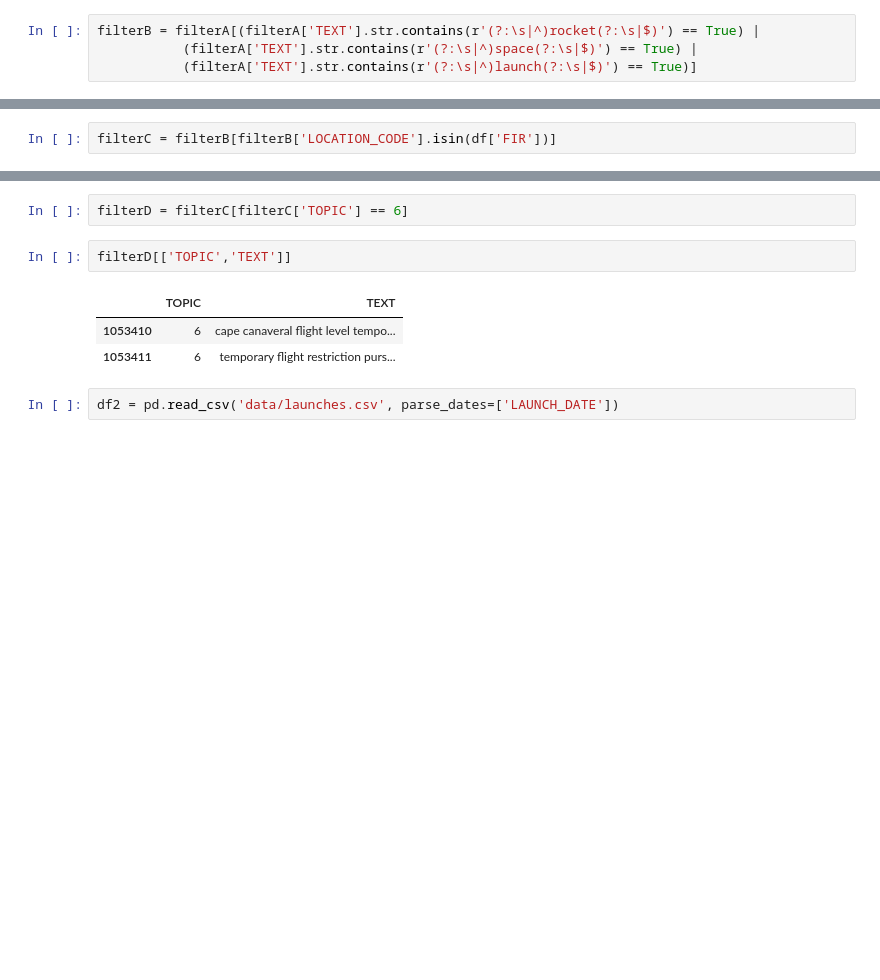
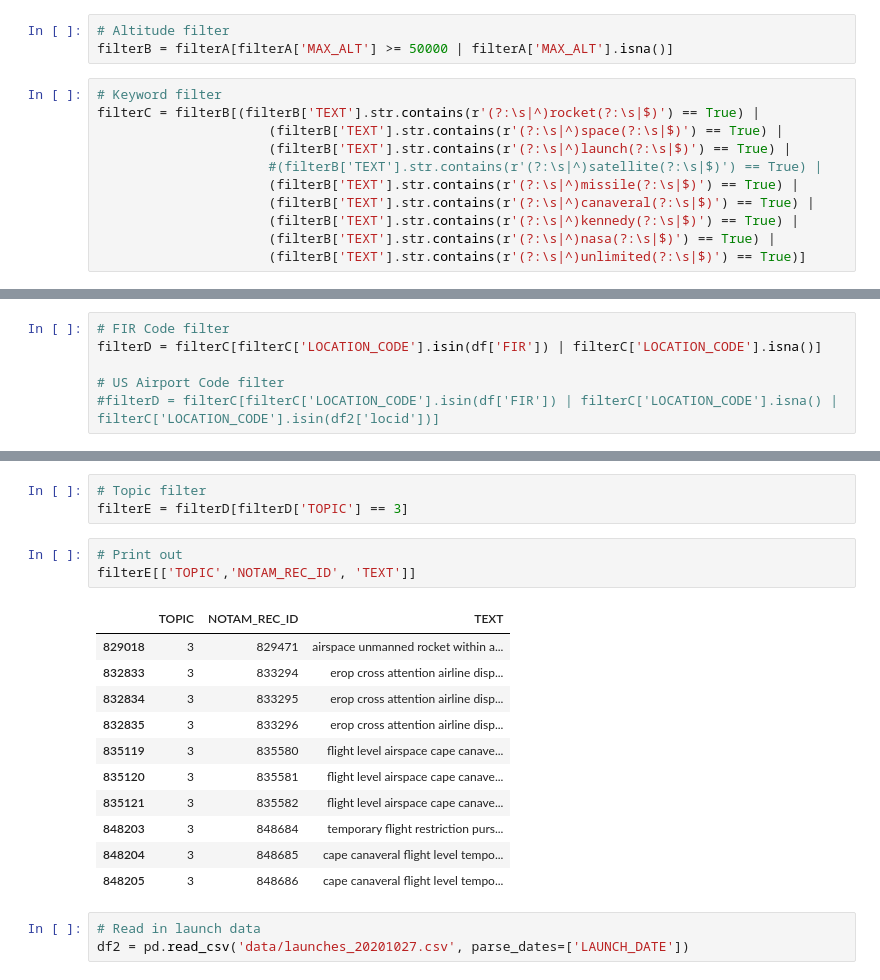
Before and after one commit to DAEN-Team-1/Final, a Jupyter notebook: DateFiltering.ipynb, the cells around one changed output, grey strips where cells are left out. Saved outputs shown, nothing was run; the diff lists cells and outputs as text; blank space fills up the shorter version.

```diff
--- a/DateFiltering.ipynb
+++ b/DateFiltering.ipynb
@@ -98,5 +69,15 @@ filterA
+# %%
+# Altitude filter
+filterB = filterA[filterA['MAX_ALT'] >= 50000 | filterA['MAX_ALT'].isna()]
 # %%
-filterB = filterA[(filterA['TEXT'].str.contains(r'(?:\s|^)rocket(?:\s|$)') == True) |
-           (filterA['TEXT'].str.contains(r'(?:\s|^)space(?:\s|$)') == True) |
-           (filterA['TEXT'].str.contains(r'(?:\s|^)launch(?:\s|$)') == True)]
+# Keyword filter
+filterC = filterB[(filterB['TEXT'].str.contains(r'(?:\s|^)rocket(?:\s|$)') == True) |
+                      (filterB['TEXT'].str.contains(r'(?:\s|^)space(?:\s|$)') == True) |
+                      (filterB['TEXT'].str.contains(r'(?:\s|^)launch(?:\s|$)') == True) |
+                      #(filterB['TEXT'].str.contains(r'(?:\s|^)satellite(?:\s|$)') == True) |
+                      (filterB['TEXT'].str.contains(r'(?:\s|^)missile(?:\s|$)') == True) |
+                      (filterB['TEXT'].str.contains(r'(?:\s|^)canaveral(?:\s|$)') == True) |
+                      (filterB['TEXT'].str.contains(r'(?:\s|^)kennedy(?:\s|$)') == True) |
+                      (filterB['TEXT'].str.contains(r'(?:\s|^)nasa(?:\s|$)') == True) |
+                      (filterB['TEXT'].str.contains(r'(?:\s|^)unlimited(?:\s|$)') == True)]
 # %%
@@ -104,3 +89,7 @@ df = pd.read_csv('data/NA_FIR_Codes.csv')
 # %%
-filterC = filterB[filterB['LOCATION_CODE'].isin(df['FIR'])]
+# FIR Code filter
+filterD = filterC[filterC['LOCATION_CODE'].isin(df['FIR']) | filterC['LOCATION_CODE'].isna()]
+
+# US Airport Code filter
+#filterD = filterC[filterC['LOCATION_CODE'].isin(df['FIR']) | filterC['LOCATION_CODE'].isna() | filterC['LOCATION_CODE'].isin(df2['locid'])]
 # %%
@@ -113,11 +116,22 @@ filterC[['TOPIC','TEXT']]
 # %%
-filterD = filterC[filterC['TOPIC'] == 6]
+# Topic filter
+filterE = filterD[filterD['TOPIC'] == 3]
 # %%
-filterD[['TOPIC','TEXT']]
+# Print out
+filterE[['TOPIC','NOTAM_REC_ID', 'TEXT']]
 # %% [output]
-|  | TOPIC | TEXT |
-| 1053410 | 6 | cape canaveral flight level tempo... |
-| 1053411 | 6 | temporary flight restriction purs... |
+|  | TOPIC | NOTAM_REC_ID | TEXT |
+| 829018 | 3 | 829471 | airspace unmanned rocket within a... |
+| 832833 | 3 | 833294 | erop cross attention airline disp... |
+| 832834 | 3 | 833295 | erop cross attention airline disp... |
+| 832835 | 3 | 833296 | erop cross attention airline disp... |
+| 835119 | 3 | 835580 | flight level airspace cape canave... |
+| 835120 | 3 | 835581 | flight level airspace cape canave... |
+| 835121 | 3 | 835582 | flight level airspace cape canave... |
+| 848203 | 3 | 848684 | temporary flight restriction purs... |
+| 848204 | 3 | 848685 | cape canaveral flight level tempo... |
+| 848205 | 3 | 848686 | cape canaveral flight level tempo... |
 # %%
-df2 = pd.read_csv('data/launches.csv', parse_dates=['LAUNCH_DATE'])
+# Read in launch data
+df2 = pd.read_csv('data/launches_20201027.csv', parse_dates=['LAUNCH_DATE'])
 # %%
```
Also changed, not shown: parts of 19 cells of this notebook.
